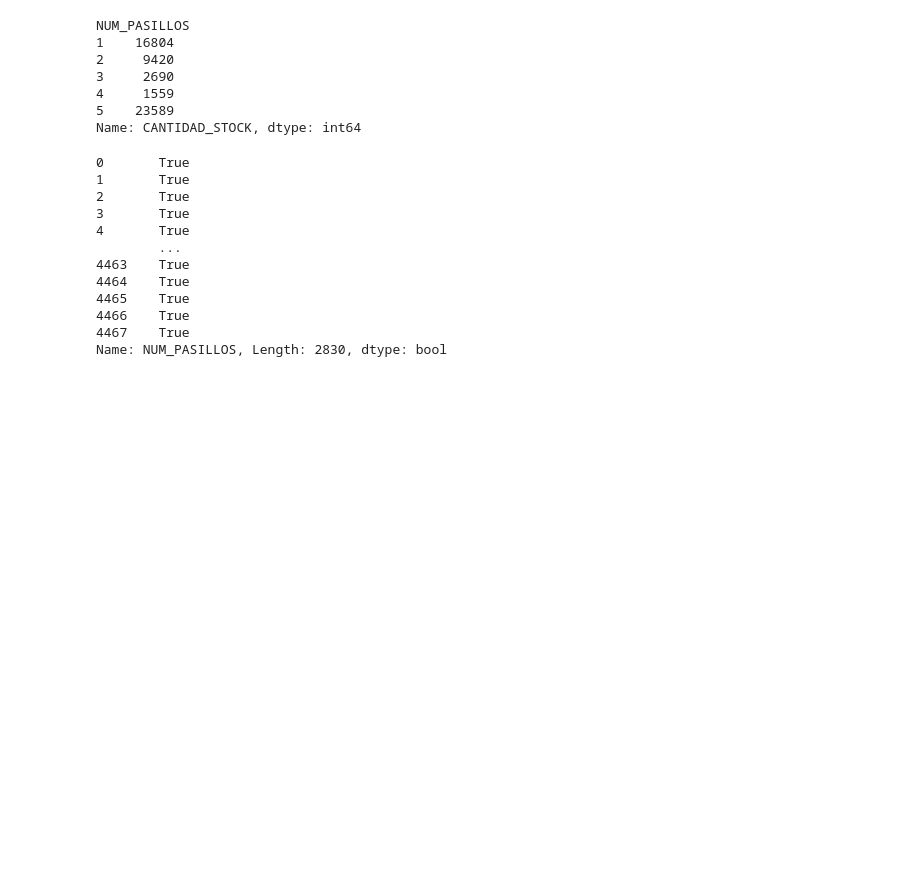
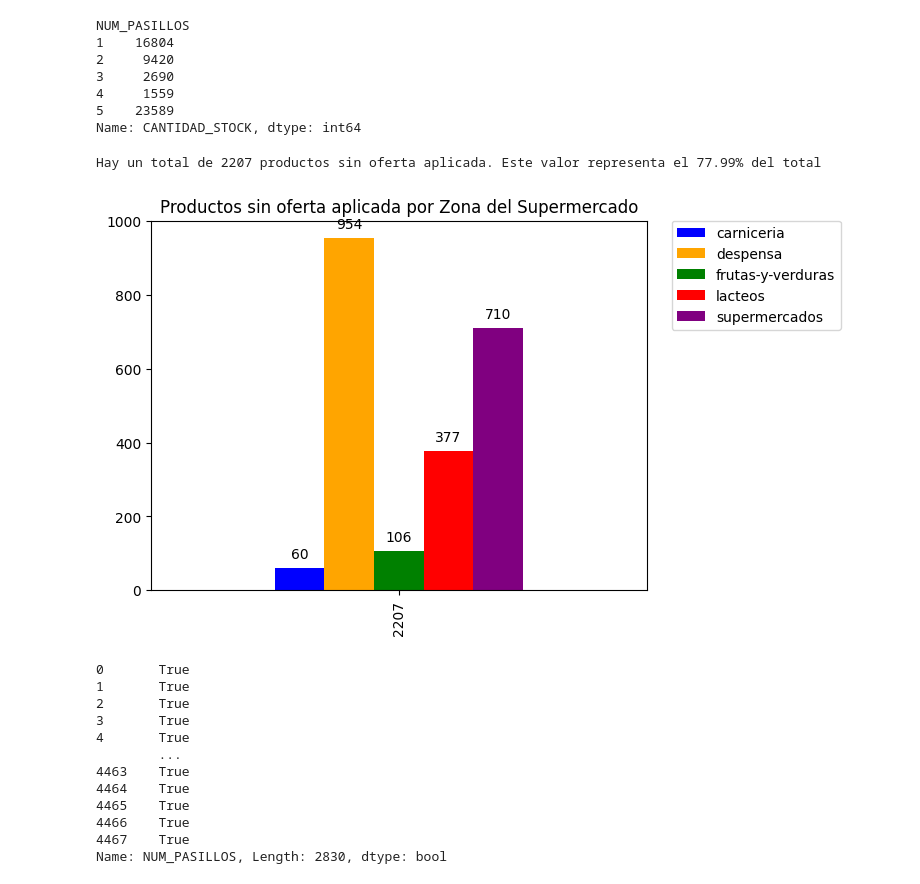
Before and after one commit to Bubu52/AMACOR_SUPERMARKET, a Jupyter notebook: Preguntas resueltas v.1.1.ipynb, the cells around one changed output. Drawn from its saved outputs; the diff is of its cells as text; code cells hidden in the pictures; blank space fills up the shorter version.

```diff
--- a/Preguntas resueltas v.1.1.ipynb
+++ b/Preguntas resueltas v.1.1.ipynb
@@ -391,6 +402,25 @@ NUM_PASILLOS
 4     1559
 5    23589
 Name: CANTIDAD_STOCK, dtype: int64
+# %%
+prd_sin_oferta= df[df['OFERTA']==0]
+ofrta_sin_apli= prd_sin_oferta["OFERTA"].value_counts().sum()
+ofrta_sin_apli_prc = (ofrta_sin_apli*100)/ act
+print(f'Hay un total de {ofrta_sin_apli} productos sin oferta aplicada. Este valor representa el {ofrta_sin_apli_prc.round(2)}% del total ')
+# %% [output]
+Hay un total de 2207 productos sin oferta aplicada. Este valor representa el 77.99% del total
+# %%
+cross_table_grf_prdctos_sin_oferta_ZS= pd.crosstab(prd_sin_oferta['NOMBRE_PRODUCTO'].value_counts().sum(),prd_sin_oferta['ZONA_SUPERMERCADO'])
+colores = ['blue', 'orange','green', 'red', 'purple']
+cross_table_grf_prdctos_sin_oferta_ZS=cross_table_grf_prdctos_sin_oferta_ZS.plot(kind='bar',color=colores,title='Productos sin oferta aplicada por Zona del Supermercado',legend=True)
+cross_table_grf_prdctos_sin_oferta_ZS.legend(bbox_to_anchor=(1.05, 1), loc='upper left', borderaxespad=0., ncol=1)
+cross_table_grf_prdctos_sin_oferta_ZS.set_xlabel(None)
+for p in cross_table_grf_prdctos_sin_oferta_ZS.patches:
+    cross_table_grf_prdctos_sin_oferta_ZS.annotate(str(p.get_height()), (p.get_x() + p.get_width() / 2., p.get_height()), ha='center', va='center', xytext=(0, 10), textcoords='offset points')
+
+plt.show()
+# %% [output]
+[figure, added]
 # %%
 cond1 = df[df['NUM_PASILLOS']==1]
 media_pasillo_1=cond1.groupby('NOMBRE_PRODUCTO')['PRECIO_SIN_OFERTA'].sum().mean()
```
Also changed, not shown: parts of 8 cells of this notebook.
